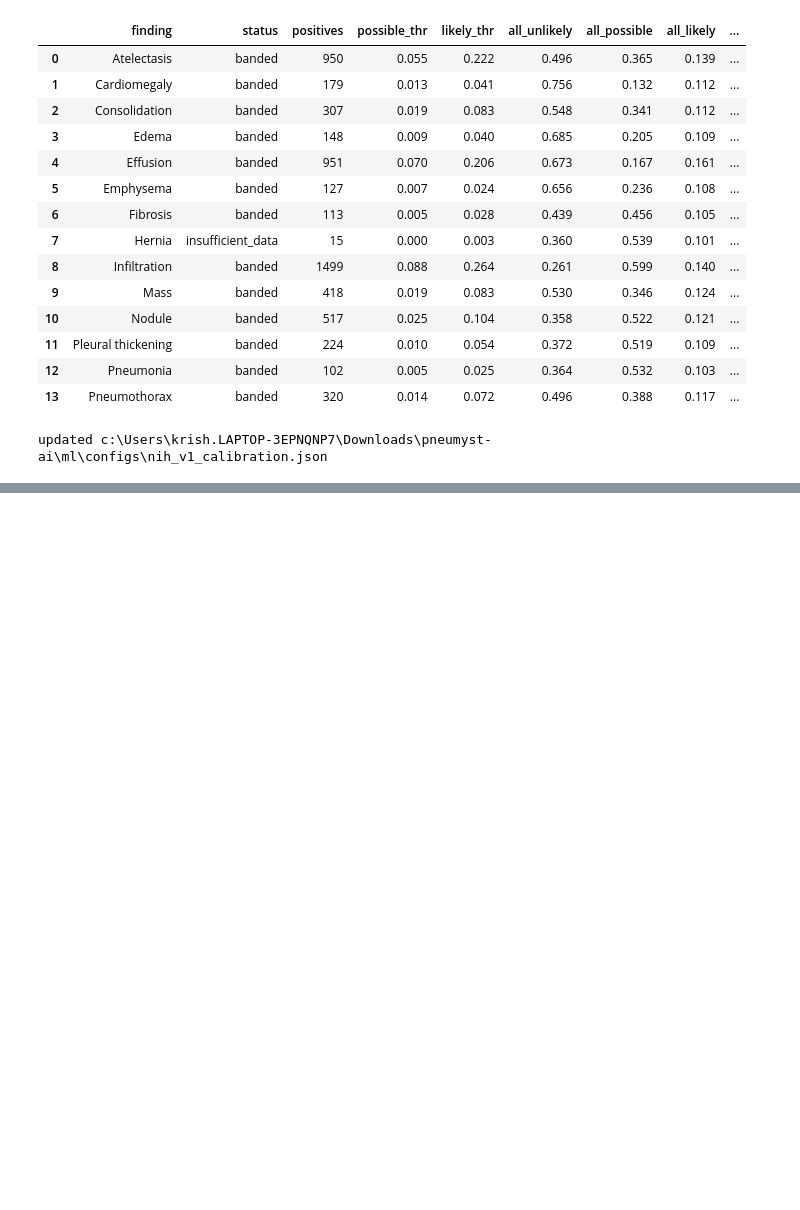
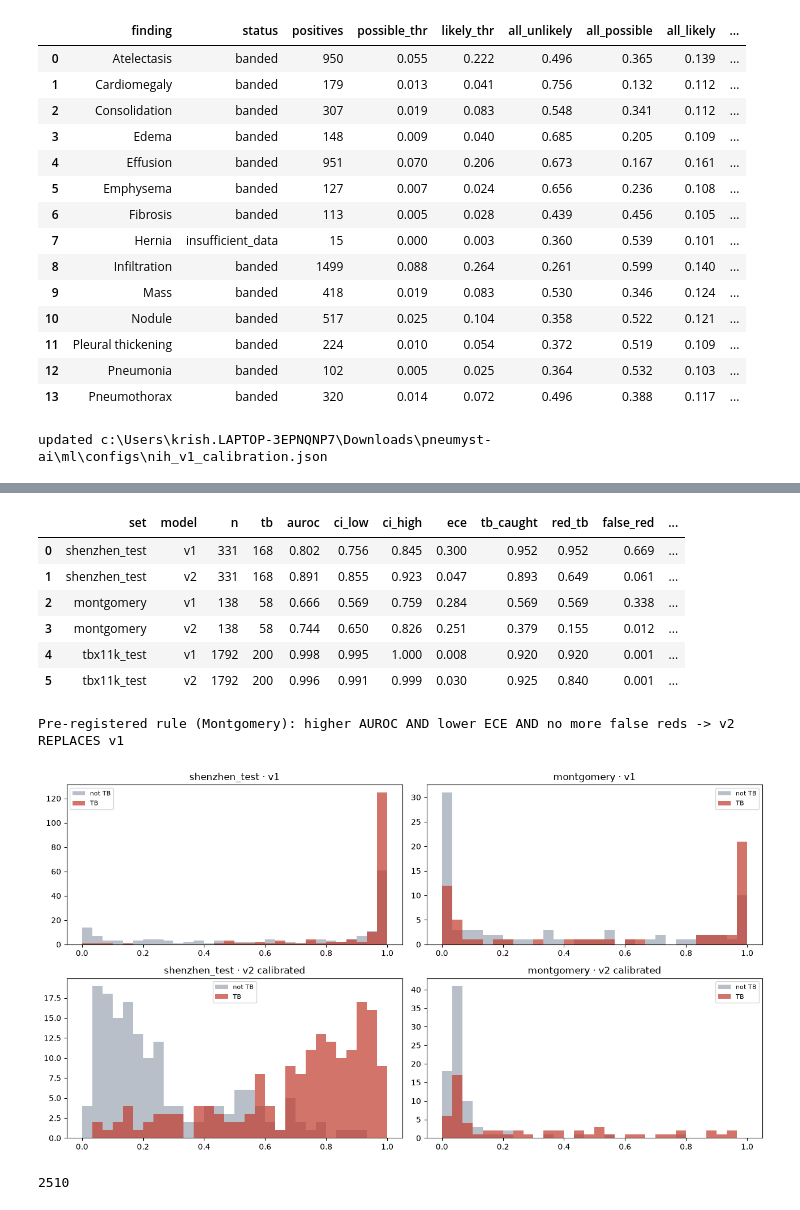
Before and after one commit to Fy1zN/pneumyst-ai, a Jupyter notebook: notebooks/train.ipynb, the cells around one changed output, grey strips where cells are left out. Saved outputs shown, nothing was run; the diff lists cells and outputs as text; code cells hidden in the pictures; blank space fills up the shorter version.

```diff
--- a/notebooks/train.ipynb
+++ b/notebooks/train.ipynb
@@ -538,0 +635,8 @@ updated c:\Users\krish.LAPTOP-3EPNQNP7\Downloads\pneumyst-ai\ml\configs\nih_v1_c
+# %%
+smoke_dir = REPO / "ml" / "checkpoints" / "smoke_tb2"
+shutil.rmtree(smoke_dir, ignore_errors=True)
+smoke = tr.fit(tr.TrainConfig(task="tb", run_name="smoke_tb2", epochs=2, frozen_epochs=1, batch_size=16, accum_steps=2,
+                              memory_efficient=False, limit=256, workers=0, label_smoothing=0.1, aug=TB_V2_AUG,
+                              dev_set="shenzhen_dev"), ROOT, run_dir=smoke_dir)
+display(smoke["history"][["epoch", "frozen", "train_loss", "auroc", "dev_auroc", "minutes"]])
+shutil.rmtree(smoke_dir, ignore_errors=True)
@@ -538,0 +650,6 @@ updated c:\Users\krish.LAPTOP-3EPNQNP7\Downloads\pneumyst-ai\ml\configs\nih_v1_c
+# %%
+tb2_cfg = tr.TrainConfig(task="tb", run_name="tb_densenet121_v2", epochs=12, frozen_epochs=2, batch_size=16, accum_steps=2,
+                         memory_efficient=False, workers=4, patience=4, label_smoothing=0.1, aug=TB_V2_AUG,
+                         dev_set="shenzhen_dev")
+tb2 = tr.fit(tb2_cfg, ROOT)    # if it stops, rerun this cell: it resumes from last.pt
+display(tb2["history"][["epoch", "frozen", "train_loss", "val_loss", "auroc", "dev_auroc", "minutes"]])
@@ -538,0 +729,64 @@ updated c:\Users\krish.LAPTOP-3EPNQNP7\Downloads\pneumyst-ai\ml\configs\nih_v1_c
+# %%
+from torch.utils.data import DataLoader
+from ml.training.data import XrayDataset
+from ml.training.model import build_model
+
+c2 = json.loads(tb2_cal_path.read_text())["findings"]["Tuberculosis"]          # frozen
+dev_ = torch.device("cuda" if torch.cuda.is_available() else "cpu")
+m2 = build_model(1, pretrained=False, memory_efficient=False).to(dev_)
+m2.load_state_dict(torch.load(TB2_RUN / "best.pt", map_location=dev_, weights_only=False)["model"])
+
+def v2_scores(df: pd.DataFrame) -> np.ndarray:
+    dl = DataLoader(XrayDataset(df.reset_index(drop=True), ROOT, ["label_tuberculosis"]), batch_size=32, num_workers=0)
+    return apply_platt(tr.predict(m2, dl, dev_)[:, 0], c2["platt_a"], c2["platt_b"])
+
+sz_test = sz[sz["part"] == "test"].reset_index(drop=True)
+sets = {"shenzhen_test": sz_test, "montgomery": load_processed(ROOT, "montgomery"),
+        "tbx11k_test": tbx[tbx["split"] == "test"].reset_index(drop=True)}
+v1p = pd.read_csv(REPO / "ml" / "checkpoints" / "tb_densenet121_v1" / "test_predictions.csv").set_index("image_id")["prob_tuberculosis"]
+
+rows, scores = [], {}
+for name, df in sets.items():
+    y = df["label_tuberculosis"].to_numpy()
+    s2 = v2_scores(df)
+    s1 = v1p.reindex(df["image_id"]).to_numpy()
+    scores[name] = (y, s1, s2)
+    for ver, s, red in (("v1", s1, s1 >= 0.5), ("v2", s2, s2 >= c2["likely_threshold"])):
+        auc, lo, hi = bootstrap_auroc(y, s)
+        caught = (s2 >= c2["possible_threshold"]) if ver == "v2" else red
+        rows.append({"set": name, "model": ver, "n": len(y), "tb": int(y.sum()), "auroc": auc, "ci_low": lo, "ci_high": hi,
+                     "ece": expected_calibration_error(y, s), "tb_caught": caught[y == 1].mean(),
+                     "red_tb": red[y == 1].mean(), "false_red": red[y == 0].mean(), "false_red_count": int(red[y == 0].sum())})
+cmp = pd.DataFrame(rows)
+display(cmp.round(3))
+
+mg = cmp[cmp["set"] == "montgomery"].set_index("model")
+v2_wins = (mg.loc["v2", "auroc"] > mg.loc["v1", "auroc"]) and (mg.loc["v2", "ece"] < mg.loc["v1", "ece"]) \
+    and (mg.loc["v2", "false_red"] <= mg.loc["v1", "false_red"])
+print("Pre-registered rule (Montgomery): higher AUROC AND lower ECE AND no more false reds ->",
+      "v2 REPLACES v1" if v2_wins else "KEEP v1")
+
+fig, axes = plt.subplots(2, 2, figsize=(13, 7))
+for col, name in enumerate(["shenzhen_test", "montgomery"]):
+    y, s1, s2 = scores[name]
+    for row_, (ver, s) in enumerate((("v1", s1), ("v2 calibrated", s2))):
+        ax = axes[row_, col]
+        for lab, color in ((0, "#9aa5b1"), (1, "#c0392b")):
+            ax.hist(s[y == lab], bins=30, range=(0, 1), alpha=0.7, color=color, label="TB" if lab else "not TB")
+        ax.set_title(f"{name} · {ver}"); ax.legend(fontsize=8)
+plt.tight_layout(); fig.savefig(FIG / "tb_v1_vs_v2_scores.png", dpi=150); plt.show()
+(FIG / "tb_v2_test_summary.json").write_text(json.dumps(
+    {"best_epoch": best_epoch, "calibration": c2, "comparison": cmp.to_dict("records"),
+     "rule": "montgomery: higher AUROC and lower ECE and no more false reds", "v2_replaces_v1": bool(v2_wins)},
+    indent=2, default=str))
+# %% [output]
+|  | set | model | n | tb | auroc | ci_low | ci_high | ece | tb_caught | red_tb | false_red | ... |
+| 0 | shenzhen_test | v1 | 331 | 168 | 0.802 | 0.756 | 0.845 | 0.300 | 0.952 | 0.952 | 0.669 | ... |
+| 1 | shenzhen_test | v2 | 331 | 168 | 0.891 | 0.855 | 0.923 | 0.047 | 0.893 | 0.649 | 0.061 | ... |
+| 2 | montgomery | v1 | 138 | 58 | 0.666 | 0.569 | 0.759 | 0.284 | 0.569 | 0.569 | 0.338 | ... |
+| 3 | montgomery | v2 | 138 | 58 | 0.744 | 0.650 | 0.826 | 0.251 | 0.379 | 0.155 | 0.012 | ... |
+| 4 | tbx11k_test | v1 | 1792 | 200 | 0.998 | 0.995 | 1.000 | 0.008 | 0.920 | 0.920 | 0.001 | ... |
+| 5 | tbx11k_test | v2 | 1792 | 200 | 0.996 | 0.991 | 0.999 | 0.030 | 0.925 | 0.840 | 0.001 | ... |
+Pre-registered rule (Montgomery): higher AUROC AND lower ECE AND no more false reds -> v2 REPLACES v1
+[figure, added]
+2510
```
Also changed, not shown: parts of 7 cells of this notebook, 8 other files.
